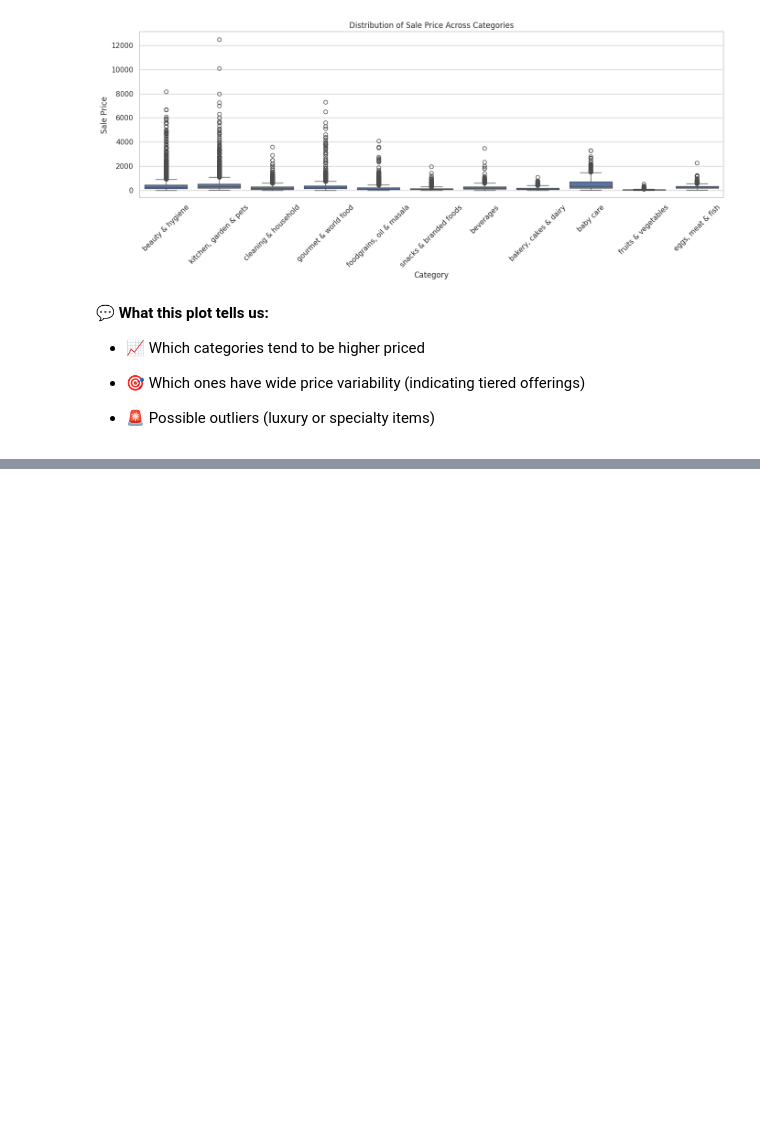
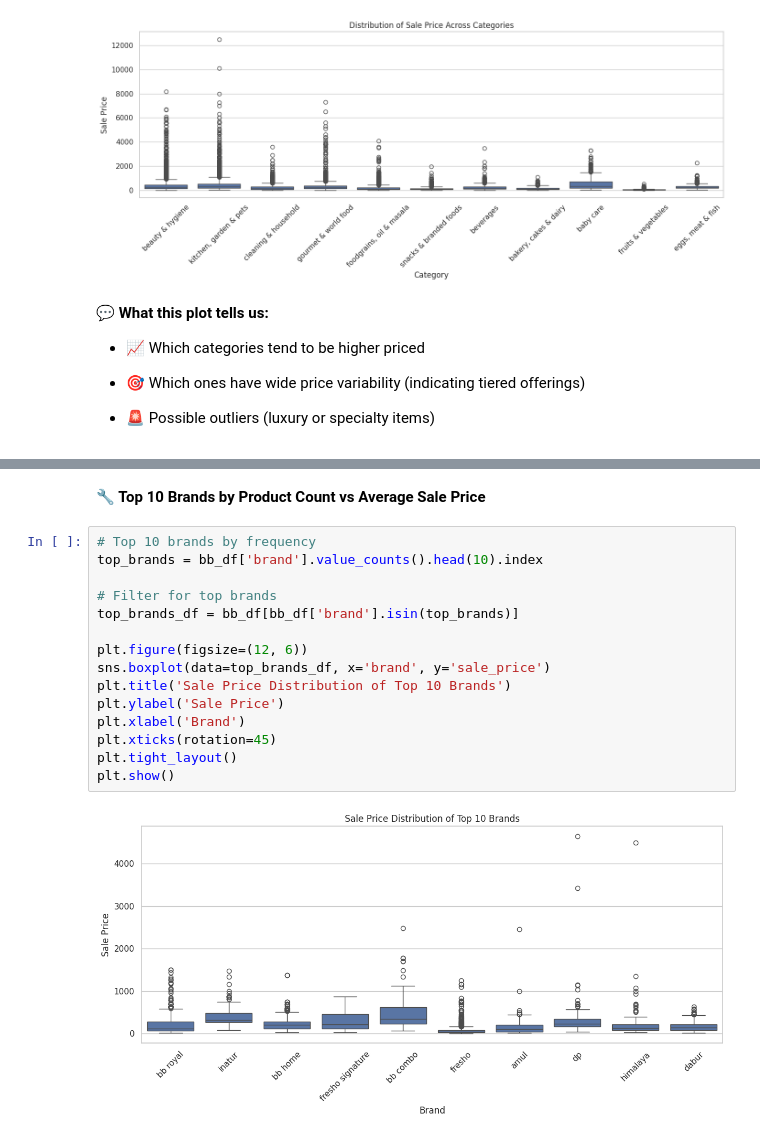
Before and after one commit to Rudrajit12/BigBasket-Product-Assortment-Optimization, a Jupyter notebook: BigBasket_Product_Assortment_Analysis.ipynb, the cells around one changed output, grey strips where cells are left out. Drawn from its saved outputs; the diff is of its cells as text; blank space fills up the shorter version.

```diff
--- a/BigBasket_Product_Assortment_Analysis.ipynb
+++ b/BigBasket_Product_Assortment_Analysis.ipynb
@@ -1113,0 +1126,19 @@ plt.show()
+# %% [markdown]
+**🔧 Top 10 Brands by Product Count vs Average Sale Price**
+# %%
+# Top 10 brands by frequency
+top_brands = bb_df['brand'].value_counts().head(10).index
+
+# Filter for top brands
+top_brands_df = bb_df[bb_df['brand'].isin(top_brands)]
+
+plt.figure(figsize=(12, 6))
+sns.boxplot(data=top_brands_df, x='brand', y='sale_price')
+plt.title('Sale Price Distribution of Top 10 Brands')
+plt.ylabel('Sale Price')
+plt.xlabel('Brand')
+plt.xticks(rotation=45)
+plt.tight_layout()
+plt.show()
+# %% [output]
+[figure, added]
```
Also changed, not shown: parts of 30 cells of this notebook.
